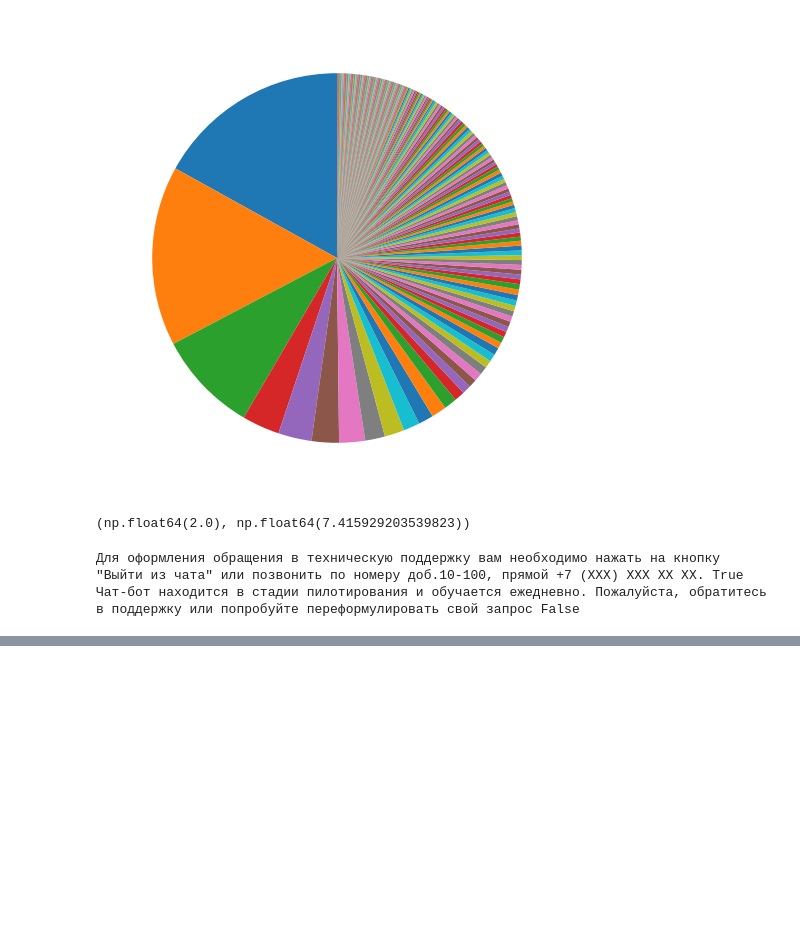
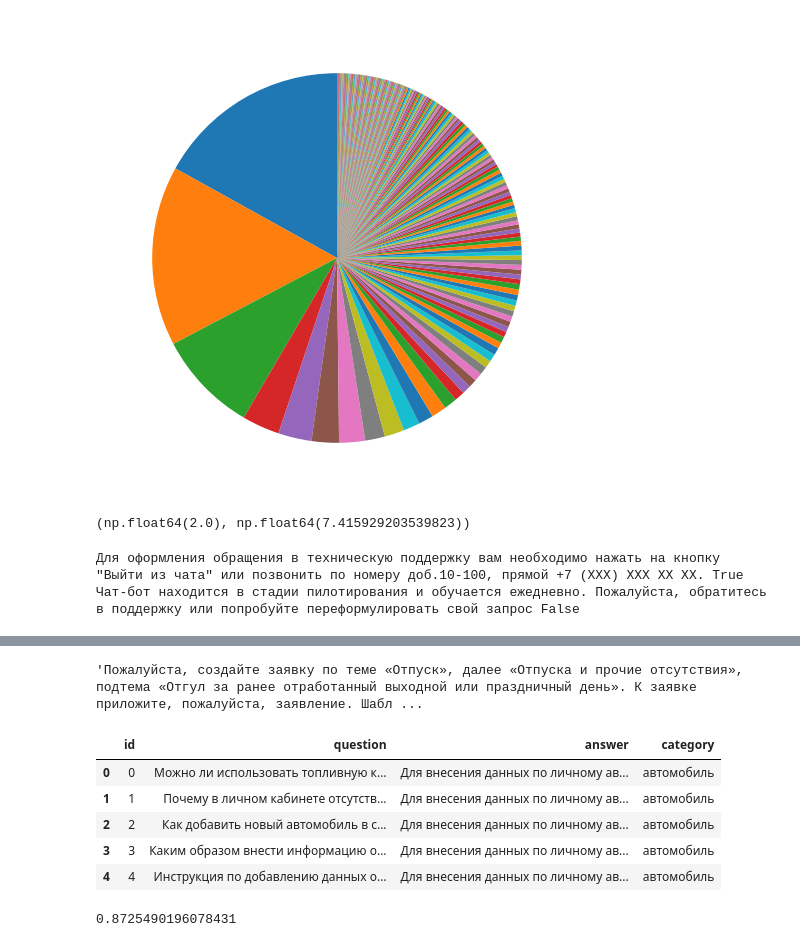
Before and after one commit to VladSunny/X5-chatbot, a Jupyter notebook: ML/Vlad/main.ipynb, the cells around one changed output, grey strips where cells are left out. Saved outputs shown, nothing was run; the diff lists cells and outputs as text; code cells hidden in the pictures; blank space fills up the shorter version.

```diff
--- a/ML/Vlad/main.ipynb
+++ b/ML/Vlad/main.ipynb
@@ -137,5 +164,24 @@ print(f"Ответ: {q_a[questions[I[0][0]]]}")
+# %%
+get_answer("Хочу срать")
+# %% [output]
+'Пожалуйста, создайте заявку по теме «Отпуск», далее «Отпуска и прочие отсутствия», подтема «Отгул за ранее отработанный выходной или праздничный день». К заявке приложите, пожалуйста, заявление. Шабл ...
 # %%
 faiss.write_index(index, "my_index.faiss")
 # %%
 with open("data.json", "w", encoding="utf-8") as f:
     json.dump(q_a, f, ensure_ascii=False, indent=4)
+# %%
+df_test = pd.read_csv('data/first43.csv')
+# %%
+df_test.head()
+# %% [output]
+|  | id | question | answer | category |
+| 0 | 0 | Можно ли использовать топливную к... | Для внесения данных по личному ав... | автомобиль |
+| 1 | 1 | Почему в личном кабинете отсутств... | Для внесения данных по личному ав... | автомобиль |
+| 2 | 2 | Как добавить новый автомобиль в с... | Для внесения данных по личному ав... | автомобиль |
+| 3 | 3 | Каким образом внести информацию о... | Для внесения данных по личному ав... | автомобиль |
+| 4 | 4 | Инструкция по добавлению данных о... | Для внесения данных по личному ав... | автомобиль |
+# %%
+accuracy_score(df_test['answer'], [get_answer(i) for i in df_test['question'].to_list()])
+# %% [output]
+0.8725490196078431
```
Also changed, not shown: parts of 6 cells of this notebook, 5 other files.
